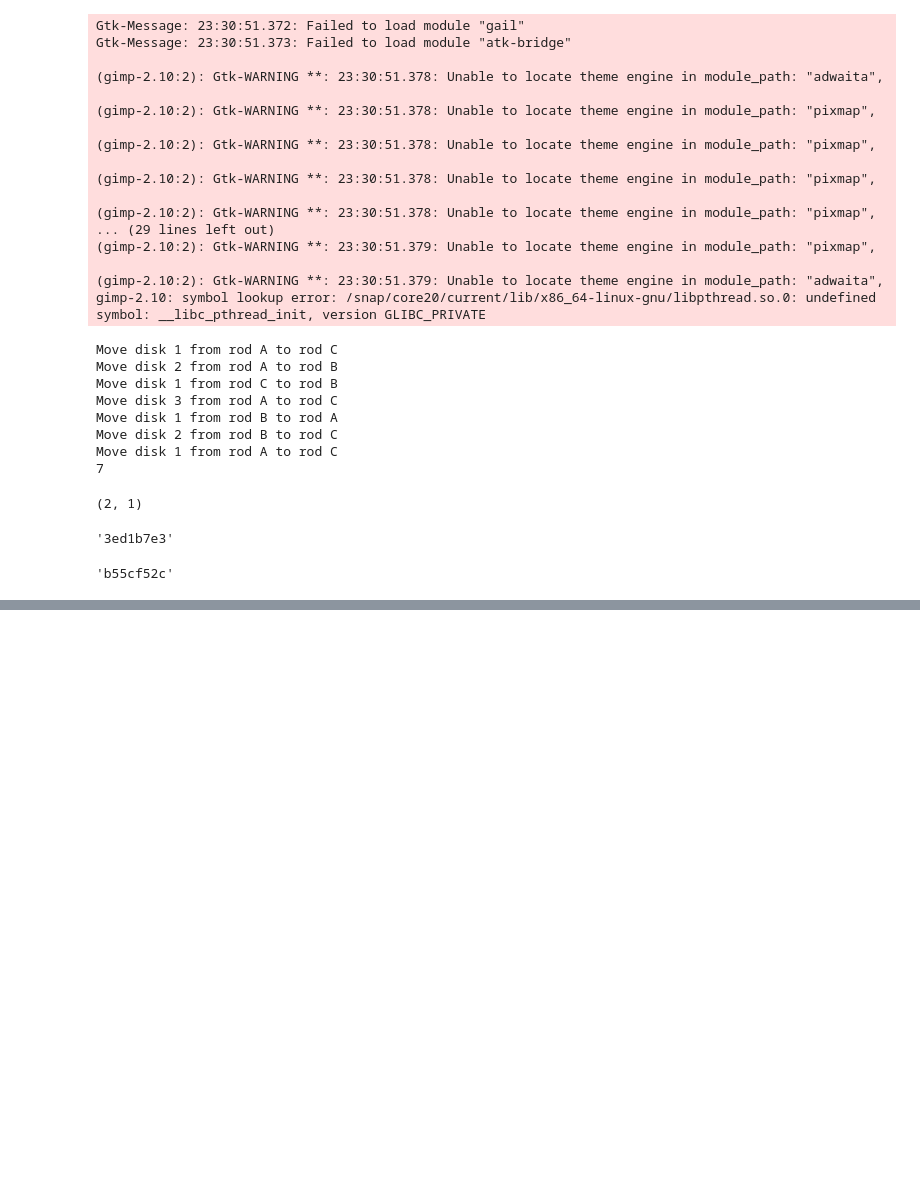
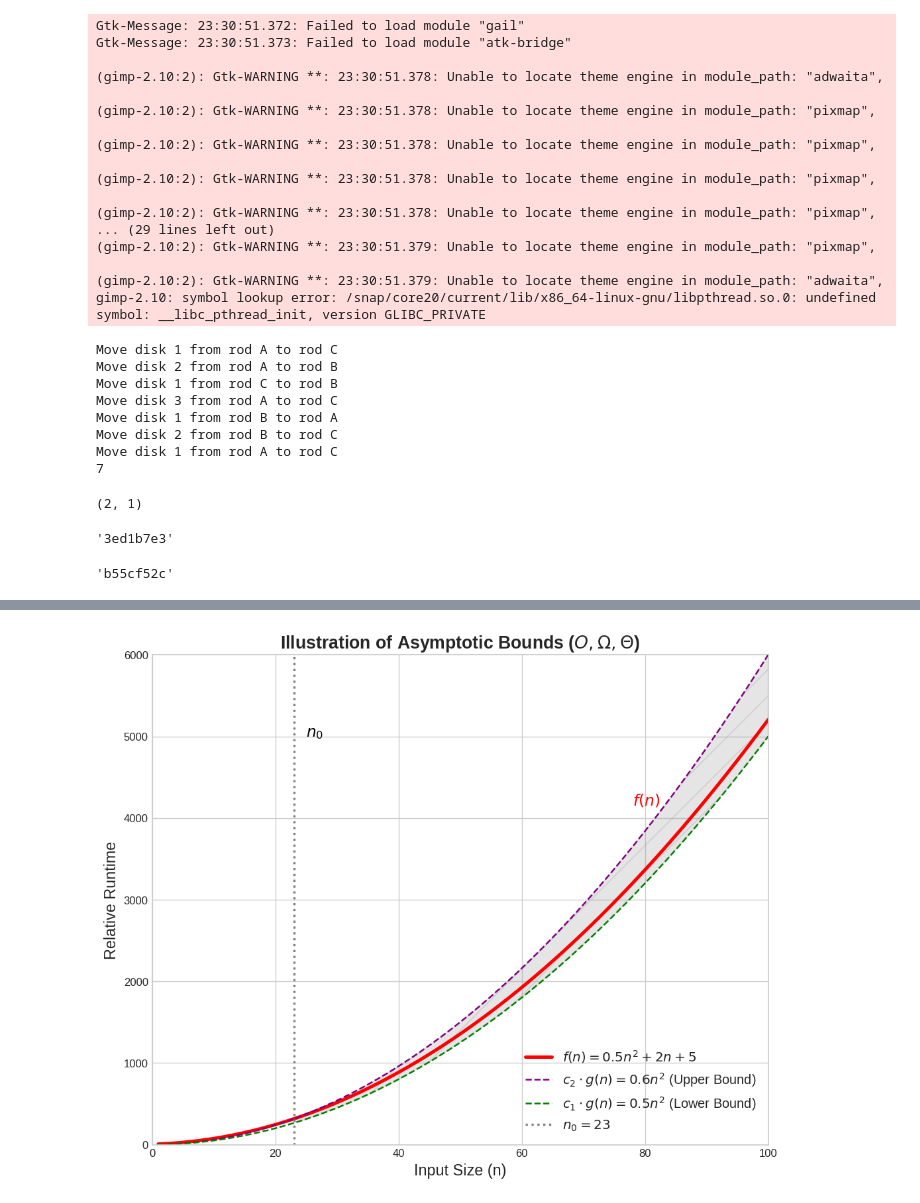
Before and after one commit to NirjharDebnath/Fourier, a Jupyter notebook: test.ipynb, the cells around one changed output, grey strips where cells are left out. Saved outputs shown, nothing was run; the diff lists cells and outputs as text; code cells hidden in the pictures; blank space fills up the shorter version.

```diff
--- a/test.ipynb
+++ b/test.ipynb
@@ -149,0 +452,55 @@ hash_key
+# %%
+import numpy as np
+import matplotlib.pyplot as plt
+
+# Set up the range for n
+n = np.linspace(1, 100, 400)
+
+# Define our functions
+# g(n) is the base function for our bounds, let's use n^2
+g_n = n**2
+# f(n) is the actual function whose complexity we are analyzing
+f_n = 0.5 * n**2 + 2 * n + 5
+
+# Define constants for the bounds
+c1 = 0.5  # Constant for the lower bound (Omega)
+c2 = 0.6  # Constant for the upper bound (O)
+n0 = 23   # The point from which the Theta-bound holds
+
+# Calculate the bounding functions
+lower_bound = c1 * g_n
+upper_bound = c2 * g_n
+
+# Use a professional plot style
+plt.style.use('seaborn-v0_8-whitegrid')
+fig, ax = plt.subplots(figsize=(10, 8), dpi=120)
+
+# Plot the functions
+ax.plot(n, f_n, label='$f(n) = 0.5n^2 + 2n + 5$', linewidth=3, color='red')
+ax.plot(n, upper_bound, label=f'$c_2 \cdot g(n) = {c2}n^2$ (Upper Bound)', linestyle='--', color='purple')
+ax.plot(n, lower_bound, label=f'$c_1 \cdot g(n) = {c1}n^2$ (Lower Bound)', linestyle='--', color='green')
+
+# Highlight the n0 point
+ax.axvline(x=n0, color='gray', linestyle=':', linewidth=2, label=f'$n_0 = {n0}$')
+
+# Fill the area between the bounds to show the "sandwich"
+ax.fill_between(n, lower_bound, upper_bound, where=n >= n0, color='gray', alpha=0.2, hatch='/')
+
+# Add annotations
+ax.text(78, 0.8 * f_n[-1], '$f(n)$', fontsize=14, color='red')
+ax.text(n0 + 2, 5000, '$n_0$', fontsize=14, color='black')
+
+# Add labels and title
+ax.set_xlabel('Input Size (n)', fontsize=14)
+ax.set_ylabel('Relative Runtime', fontsize=14)
+ax.set_title('Illustration of Asymptotic Bounds ($O, \Omega, \Theta$)', weight="bold", fontsize=16)
+ax.legend(fontsize=12)
+
+# Set plot limits
+ax.set_xlim(0, 100)
+ax.set_ylim(0, 6000)
+
+# Show the plot
+plt.show()
+# %% [output]
+[figure, added]
```
Also changed, not shown: parts of 8 cells of this notebook, 23 other files.
